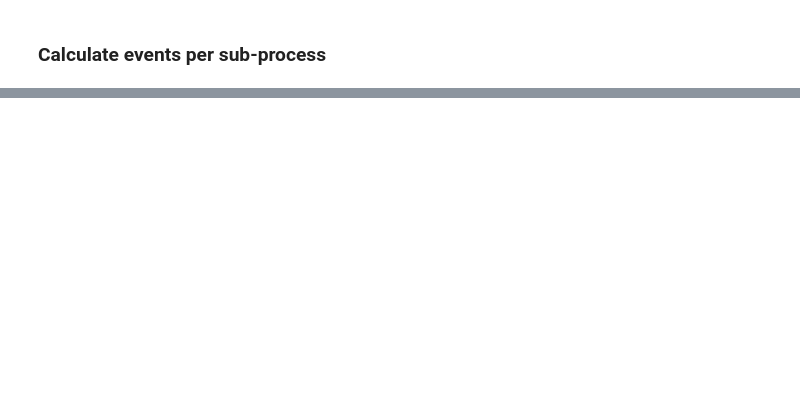
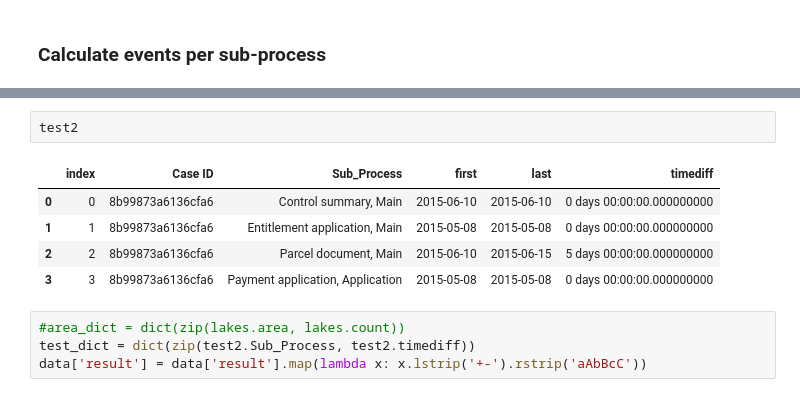
Before and after one commit to rowanarts/process-mining-assignment-2, a Jupyter notebook: Features toevoegen.ipynb, the cells around one changed output, grey strips where cells are left out. Saved outputs shown, nothing was run; the diff lists cells and outputs as text; blank space fills up the shorter version.

```diff
--- a/Features toevoegen.ipynb
+++ b/Features toevoegen.ipynb
@@ -162,0 +301,12 @@ SyntaxError: unexpected EOF while parsing (<ipython-input-16-2f48aff96ea0>, line
+# %%
+test2
+# %% [output]
+|  | index | Case ID | Sub_Process | first | last | timediff |
+| 0 | 0 | 8b99873a6136cfa6 | Control summary, Main | 2015-06-10 | 2015-06-10 | 0 days 00:00:00.000000000 |
+| 1 | 1 | 8b99873a6136cfa6 | Entitlement application, Main | 2015-05-08 | 2015-05-08 | 0 days 00:00:00.000000000 |
+| 2 | 2 | 8b99873a6136cfa6 | Parcel document, Main | 2015-06-10 | 2015-06-15 | 5 days 00:00:00.000000000 |
+| 3 | 3 | 8b99873a6136cfa6 | Payment application, Application | 2015-05-08 | 2015-05-08 | 0 days 00:00:00.000000000 |
+# %%
+#area_dict = dict(zip(lakes.area, lakes.count))
+test_dict = dict(zip(test2.Sub_Process, test2.timediff))
+data['result'] = data['result'].map(lambda x: x.lstrip('+-').rstrip('aAbBcC'))
```
Also changed, not shown: parts of 41 cells of this notebook, 3 other files.
